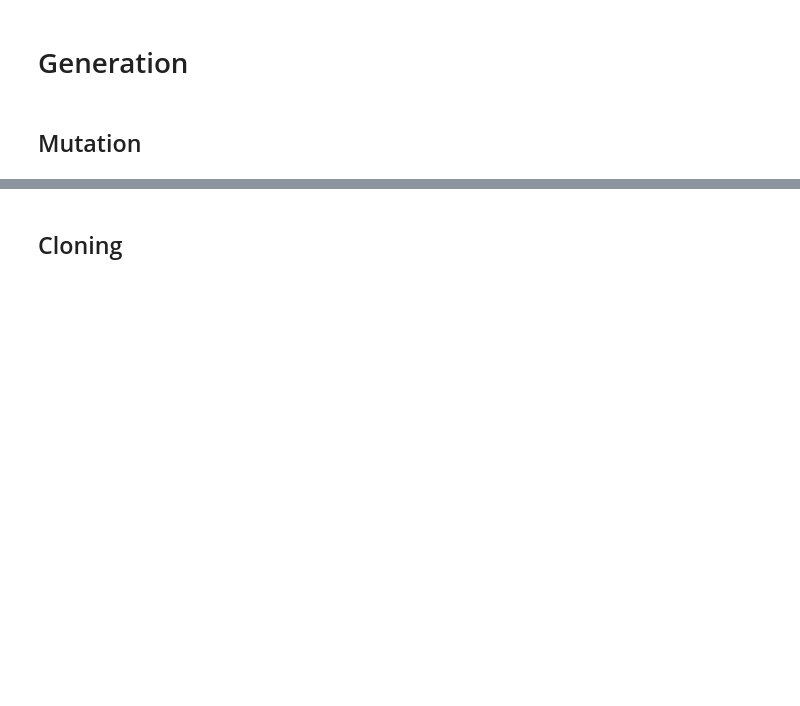
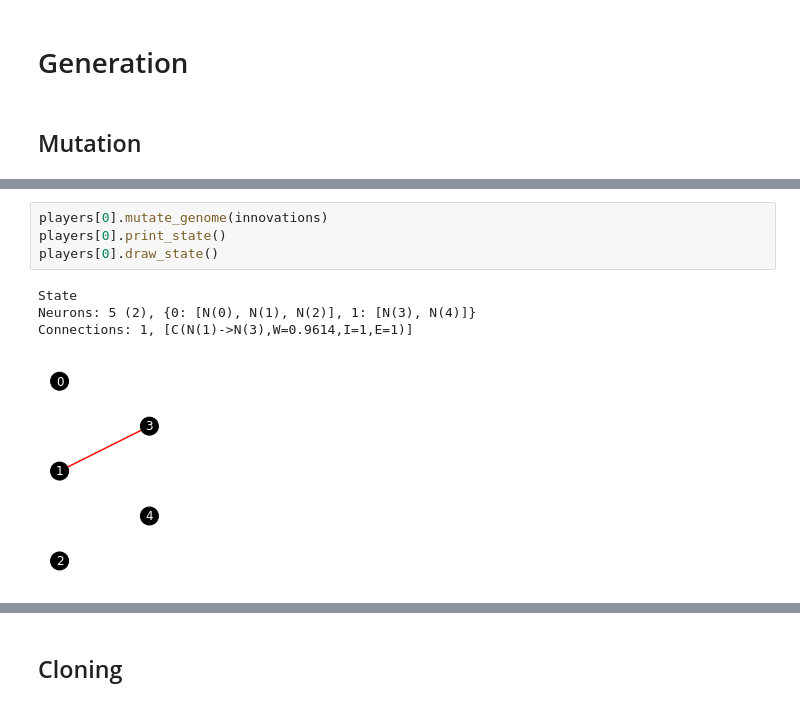
Before and after one commit to drewcurran/COS398_NEAT, a Jupyter notebook: NEAT/test_code.ipynb, the cells around one changed output, grey strips where cells are left out. Drawn from its saved outputs; the diff is of its cells as text; blank space fills up the shorter version.

```diff
--- a/NEAT/test_code.ipynb
+++ b/NEAT/test_code.ipynb
@@ -89,0 +31,9 @@ Connections: 5, [C(N(0)->N(2),W=-0.2349,I=1,E=1), C(N(1)->N(2),W=0.6209,I=2,E=0)
+# %%
+players[0].mutate_genome(innovations)
+players[0].print_state()
+players[0].draw_state()
+# %% [output]
+State
+Neurons: 5 (2), {0: [N(0), N(1), N(2)], 1: [N(3), N(4)]}
+Connections: 1, [C(N(1)->N(3),W=0.9614,I=1,E=1)]
+[figure, added]
```
Also changed, not shown: parts of 35 cells of this notebook, 6 other files.
